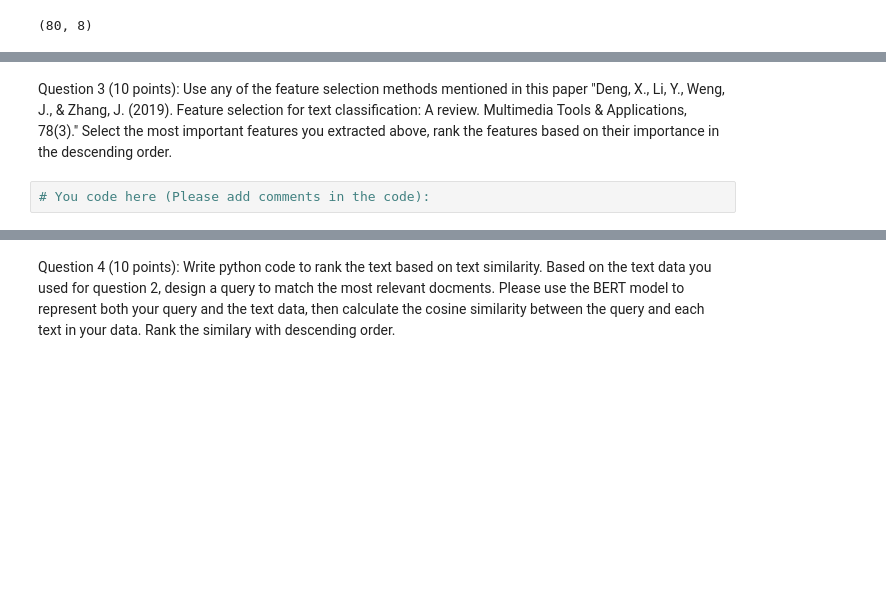
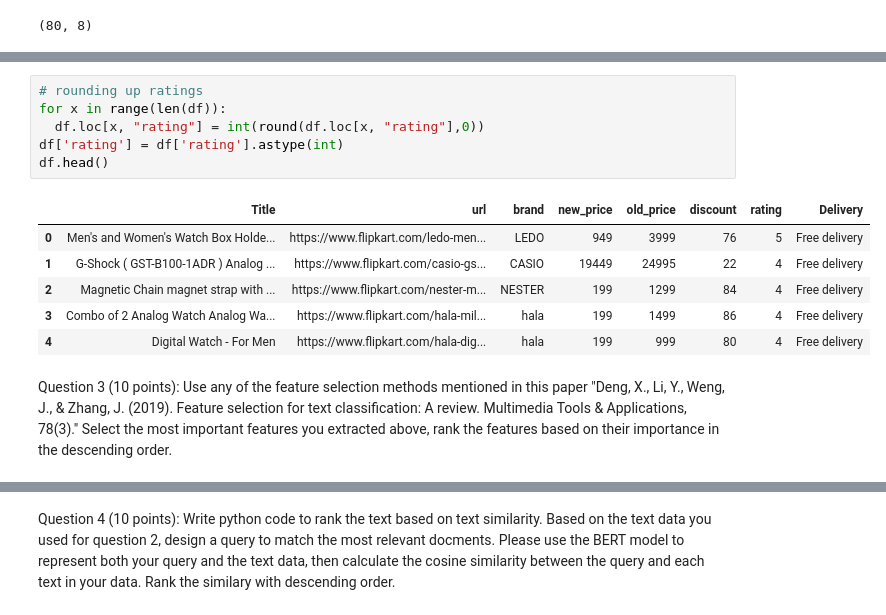
Before and after one commit to abhi147p/Abhishek_INFO5731_Spring2020, a Jupyter notebook: In_class_exercise_03_02282023.ipynb, the cells around one changed output, grey strips where cells are left out. Saved outputs shown, nothing was run; the diff lists cells and outputs as text; blank space fills up the shorter version.

```diff
--- a/In_class_exercise_03_02282023.ipynb
+++ b/In_class_exercise_03_02282023.ipynb
@@ -106,4 +168,15 @@ df.shape
+# %%
+# rounding up ratings
+for x in range(len(df)):
+  df.loc[x, "rating"] = int(round(df.loc[x, "rating"],0))
+df['rating'] = df['rating'].astype(int)
+df.head()
+# %% [output]
+|  | Title | url | brand | new_price | old_price | discount | rating | Delivery |
+| 0 | Men's and Women's Watch Box Holde... | https://www.flipkart.com/ledo-men... | LEDO | 949 | 3999 | 76 | 5 | Free delivery |
+| 1 | G-Shock ( GST-B100-1ADR ) Analog ... | https://www.flipkart.com/casio-gs... | CASIO | 19449 | 24995 | 22 | 4 | Free delivery |
+| 2 | Magnetic Chain magnet strap with ... | https://www.flipkart.com/nester-m... | NESTER | 199 | 1299 | 84 | 4 | Free delivery |
+| 3 | Combo of 2 Analog Watch Analog Wa... | https://www.flipkart.com/hala-mil... | hala | 199 | 1499 | 86 | 4 | Free delivery |
+| 4 | Digital Watch - For Men | https://www.flipkart.com/hala-dig... | hala | 199 | 999 | 80 | 4 | Free delivery |
 # %% [markdown]
 Question 3 (10 points): Use any of the feature selection methods mentioned in this paper "Deng, X., Li, Y., Weng, J., & Zhang, J. (2019). Feature selection for text classification: A review. Multimedia Tools & Applications, 78(3)." Select the most important features you extracted above, rank the features based on their importance in the descending order.
-# %%
-# You code here (Please add comments in the code):
```
Also changed, not shown: parts of 6 cells of this notebook.
